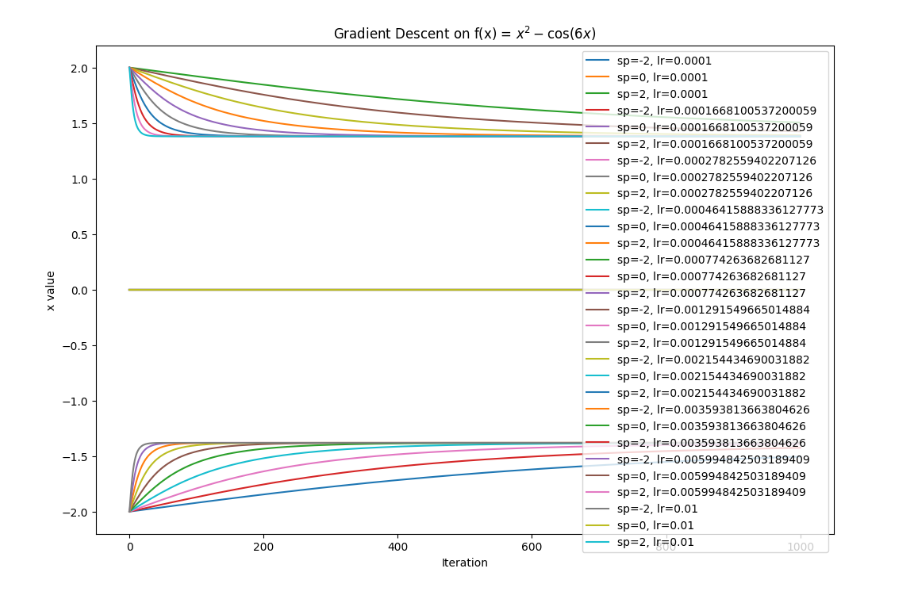
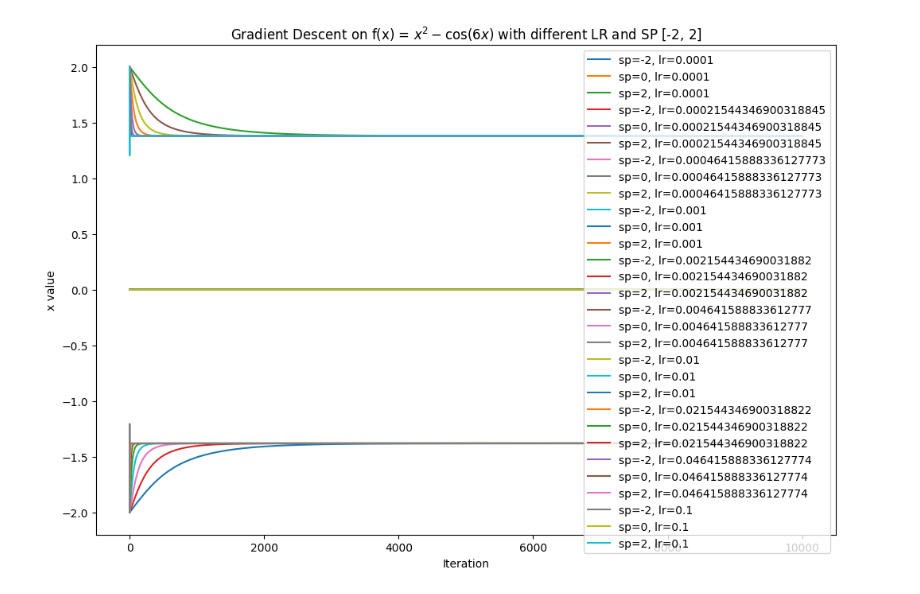
Before and after one commit to fifi1120/ML_GradientDescentOptimization, a Jupyter notebook: ML project.ipynb, the cells around one changed output. Drawn from its saved outputs; the diff is of its cells as text; code cells hidden in the pictures.

```diff
--- a/ML project.ipynb
+++ b/ML project.ipynb
@@ -53,0 +154,13 @@ plt.show()
+# %%
+import numpy as np
+from scipy.optimize import minimize
+
+# Define the function
+def f(x):
+    return x**2 - np.cos(4*x)
+
+# Find local minima near -2
+initial_guess = -1.4
+local_min = minimize(f, initial_guess)
+
+local_min
@@ -73,7 +197,7 @@ def gradient_descent(grad, start_point, learning_rate, num_iterations):
 
 # Parameters for the gradient descent
 start_point = 0.1  # Initial point
-learning_rates = [0.001, 0.01, 0.05, 0.1]  # Different learning rates
+learning_rates = [0.001, 0.01, 0.05, 0.1, 0.12]  # Different learning rates
 num_iterations = 50  # Number of iterations
 
 # Run gradient descent for each learning rate and plot the results
@@ -84,7 +208,7 @@ for lr in learning_rates:
 
 plt.xlabel('Iteration')
 plt.ylabel('x value')
-plt.title('Gradient Descent on f(x) = $x^2 - \cos(4x)$')
+plt.title('Gradient Descent on f(x) = $x^2 - \cos(4x)$ with different LR')
 plt.legend()
 plt.show()
 # %% [output]
@@ -93,7 +217,7 @@ plt.show()
 
 # Define the non-convex function
 def f_nonconvex(x):
-    return x**2 - np.cos(10*x)
+    return x**2 - np.cos(4*x)
 
 # Define the gradient of the non-convex function
 def grad_f_nonconvex(x):
@@ -110,8 +234,8 @@ def gradient_descent(grad, start_point, learning_rate, num_iterations):
 
 # Parameters for the gradient descent
 start_points = [-0.5, 0, 0.5]  # Different initial points to capture different behaviors
-learning_rates = np.logspace(-4, -2, num=10)  # Logarithmically spaced learning rates from 0.001 to 1
-num_iterations = 1000  # Increased number of iterations for better observation
+learning_rates = np.logspace(-4, -1, num=10)  # Logarithmically spaced learning rates from 0.0001 to 0.1
+num_iterations = 100  # Increased number of iterations for better observation
 
 # Test the gradient descent on f(x) = x^2 - cos(6x)
 plt.figure(figsize=(12, 8))
@@ -122,7 +246,7 @@ for lr in learning_rates:
 
 plt.xlabel('Iteration')
 plt.ylabel('x value')
-plt.title('Gradient Descent on f(x) = $x^2 - \cos(6x)$')
+plt.title('Gradient Descent on f(x) = $x^2 - \cos(4x)$ with different LR and SP [-0.5, 0.5]')
 plt.legend()
 plt.show()
 # %% [output]
@@ -130,40 +254,29 @@ plt.show()
 # %%
-import numpy as np
-import matplotlib.pyplot as plt
-
-# Define the non-convex function
-def f_nonconvex(x):
-    return x**2 - np.cos(4*x)
-
-# Define the gradient of the non-convex function
-def grad_f_nonconvex(x):
-    return 2*x + 4*np.sin(4*x)
-
 # Implement the gradient descent algorithm
 def gradient_descent(grad, start_point, learning_rate, num_iterations):
     x = start_point
     x_history = [x]
     for i in range(num_iterations):
         x -= learning_rate * grad(x)
         x_history.append(x)
     return x_history
 
 # Parameters for the gradient descent
 start_points = [-2, 0, 2]  # Different initial points to capture different behaviors
-learning_rates = np.logspace(-4, -2, num=10)  # Logarithmically spaced learning rates from 0.001 to 1
-num_iterations = 1000  # Increased number of iterations for better observation
+learning_rates = np.logspace(-4, -1, num=10)  # Logarithmically spaced learning rates from 0.0001 to 0.1
+num_iterations = 10000  # Increased number of iterations for better observation
 
 # Test the gradient descent on f(x) = x^2 - cos(6x)
 plt.figure(figsize=(12, 8))
 for lr in learning_rates:
     for sp in start_points:
         x_history = gradient_descent(grad_f_nonconvex, sp, lr, num_iterations)
         plt.plot(x_history, label=f'sp={sp}, lr={lr}')
 
 plt.xlabel('Iteration')
 plt.ylabel('x value')
-plt.title('Gradient Descent on f(x) = $x^2 - \cos(6x)$')
+plt.title('Gradient Descent on f(x) = $x^2 - \cos(6x)$ with different LR and SP [-2, 2]')
 plt.legend()
 plt.show()
 # %% [output]
-[figure, old version]
+[figure, new version]
```
Also changed, not shown: parts of 9 cells of this notebook, 1 other file.
